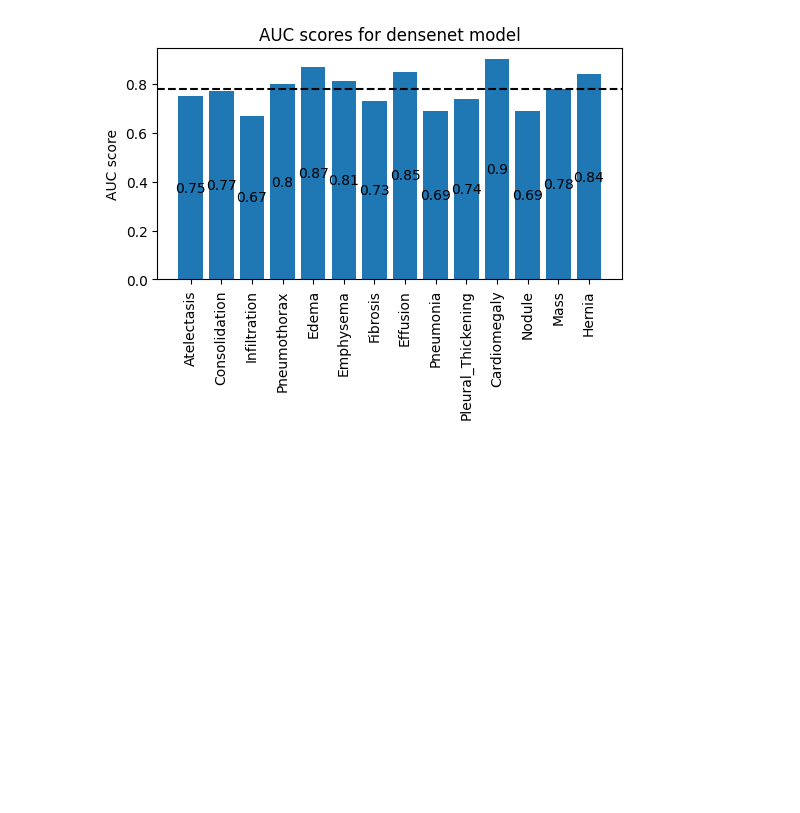
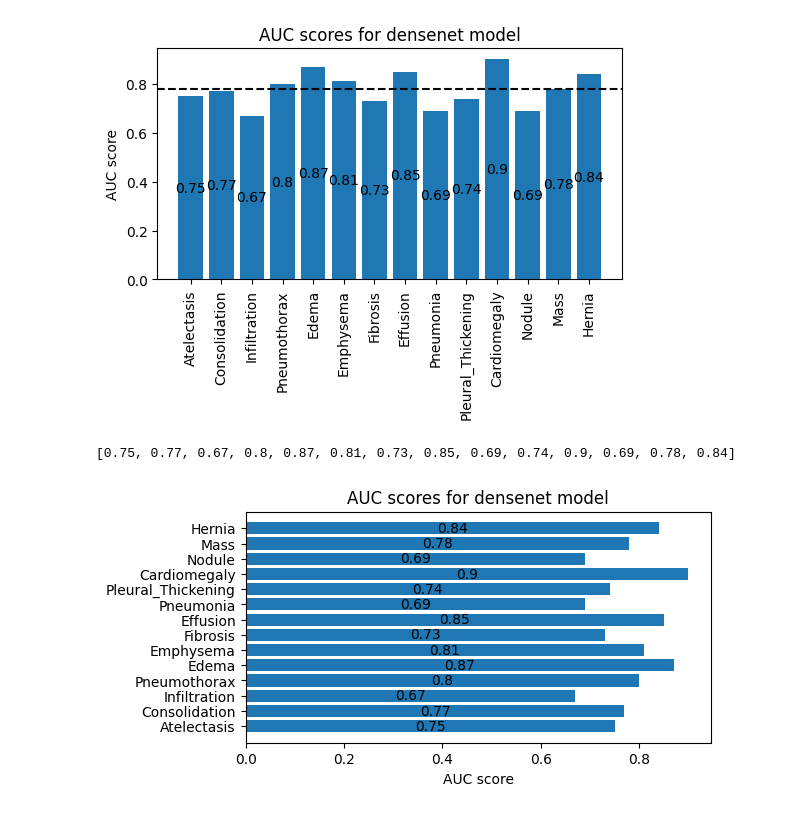
Before and after one commit to haooyuee/xrayvision-diy, a Jupyter notebook: test_model.ipynb, the cells around one changed output. Cells and saved outputs as stored; diff of their text form; code cells hidden in the pictures; blank space fills up the shorter version.

```diff
--- a/test_model.ipynb
+++ b/test_model.ipynb
@@ -461,3 +461,57 @@ fig.savefig('resultat/AUC densenet.png', bbox_inches = 'tight')
 # %% [output]
 [0.75, 0.77, 0.67, 0.8, 0.87, 0.81, 0.73, 0.85, 0.69, 0.74, 0.9, 0.69, 0.78, 0.84]
 [figure]
+# %%
+from decimal import Decimal
+# 定义AUC得分
+auc_scores = [ 0.7541618654964071,
+ 0.772886140624375,
+ 0.6731721509131717,
+ 0.8035080145325506,
+ 0.8655889961610376,
+ 0.8068768112413731,
+ 0.7284544268261496,
+ 0.8480097004181267,
+ 0.6922867366105832,
+ 0.7364309045011717,
+ 0.9017401114046469,
+ 0.6917252100788585,
+ 0.7811632802762623,
+ 0.8362956066915872]
+
+auc_scores = [float('{:.2f}'.format(i)) for i in auc_scores]
+print(auc_scores)
+mean_auc = np.mean(auc_scores)
+labels = ['Atelectasis', 'Consolidation', 'Infiltration', 'Pneumothorax', 'Edema',
+                    'Emphysema', 'Fibrosis', 'Effusion', 'Pneumonia', 'Pleural_Thickening',
+                    'Cardiomegaly', 'Nodule', 'Mass', 'Hernia']
+# 创建图像
+fig, ax = plt.subplots(figsize=(6, 3))
+
+# 绘制条形图
+ax.barh(range(len(auc_scores)), auc_scores)
+
+# 添加x轴标签
+ax.set_yticks(range(len(auc_scores)))
+ax.set_yticklabels(['Atelectasis', 'Consolidation', 'Infiltration', 'Pneumothorax', 'Edema',
+                    'Emphysema', 'Fibrosis', 'Effusion', 'Pneumonia', 'Pleural_Thickening',
+                    'Cardiomegaly', 'Nodule', 'Mass', 'Hernia'], rotation=0)
+
+# 添加y轴标签
+ax.set_xlabel('AUC score')
+
+# 添加平均AUC值的虚线
+#ax.axhline(x=mean_auc, color='black', linestyle='--')
+
+plt.bar_label(ax.containers[0], label_type='center')
+
+# 设置图像标题
+ax.set_title('AUC scores for densenet model')
+
+# 显示图像
+plt.show()
+
+fig.savefig('resultat/AUC densenet.png', bbox_inches = 'tight')
+# %% [output]
+[0.75, 0.77, 0.67, 0.8, 0.87, 0.81, 0.73, 0.85, 0.69, 0.74, 0.9, 0.69, 0.78, 0.84]
+[figure, added]
```
Also changed, not shown: parts of 7 cells of this notebook, 7 other files.
